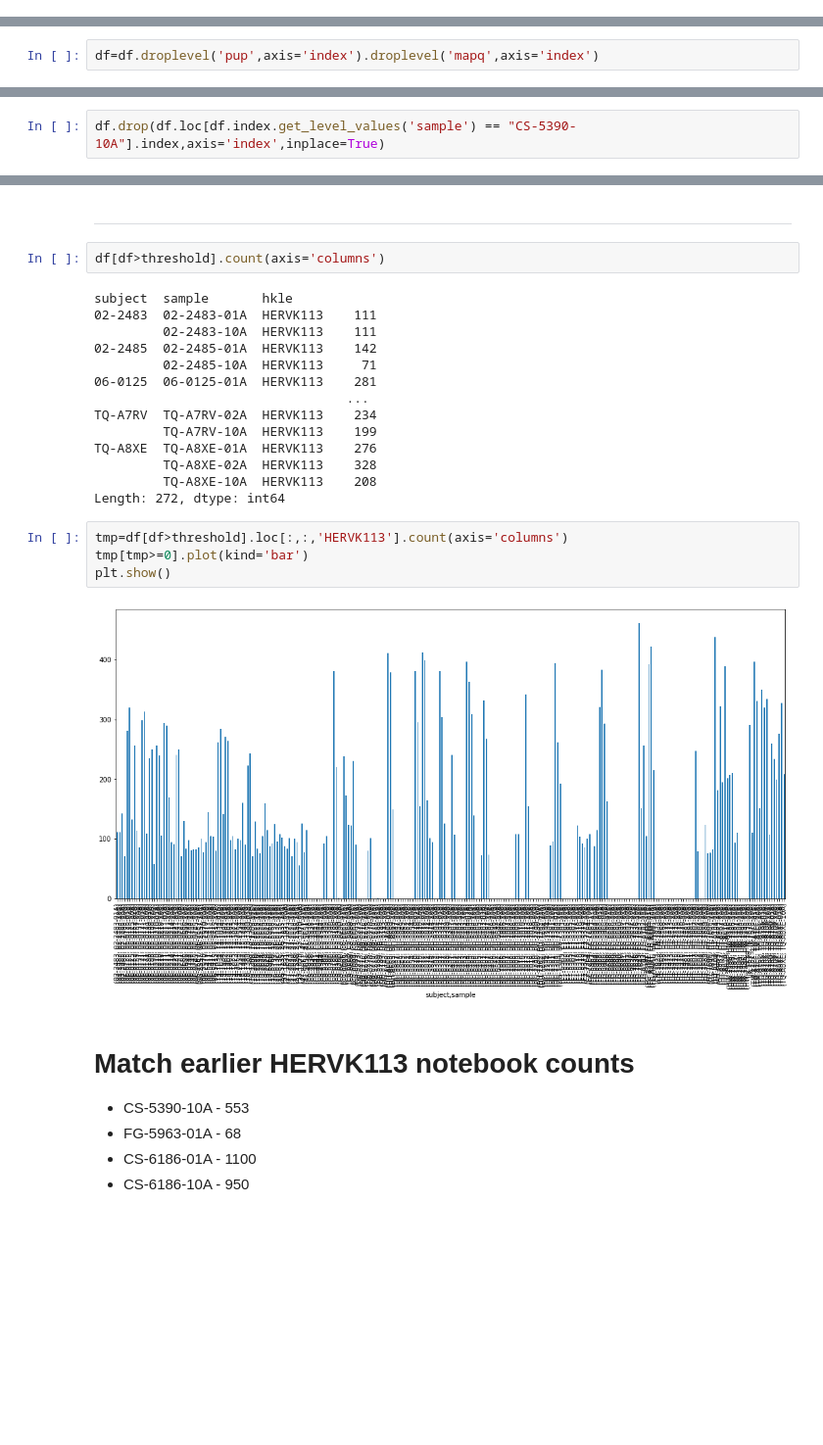
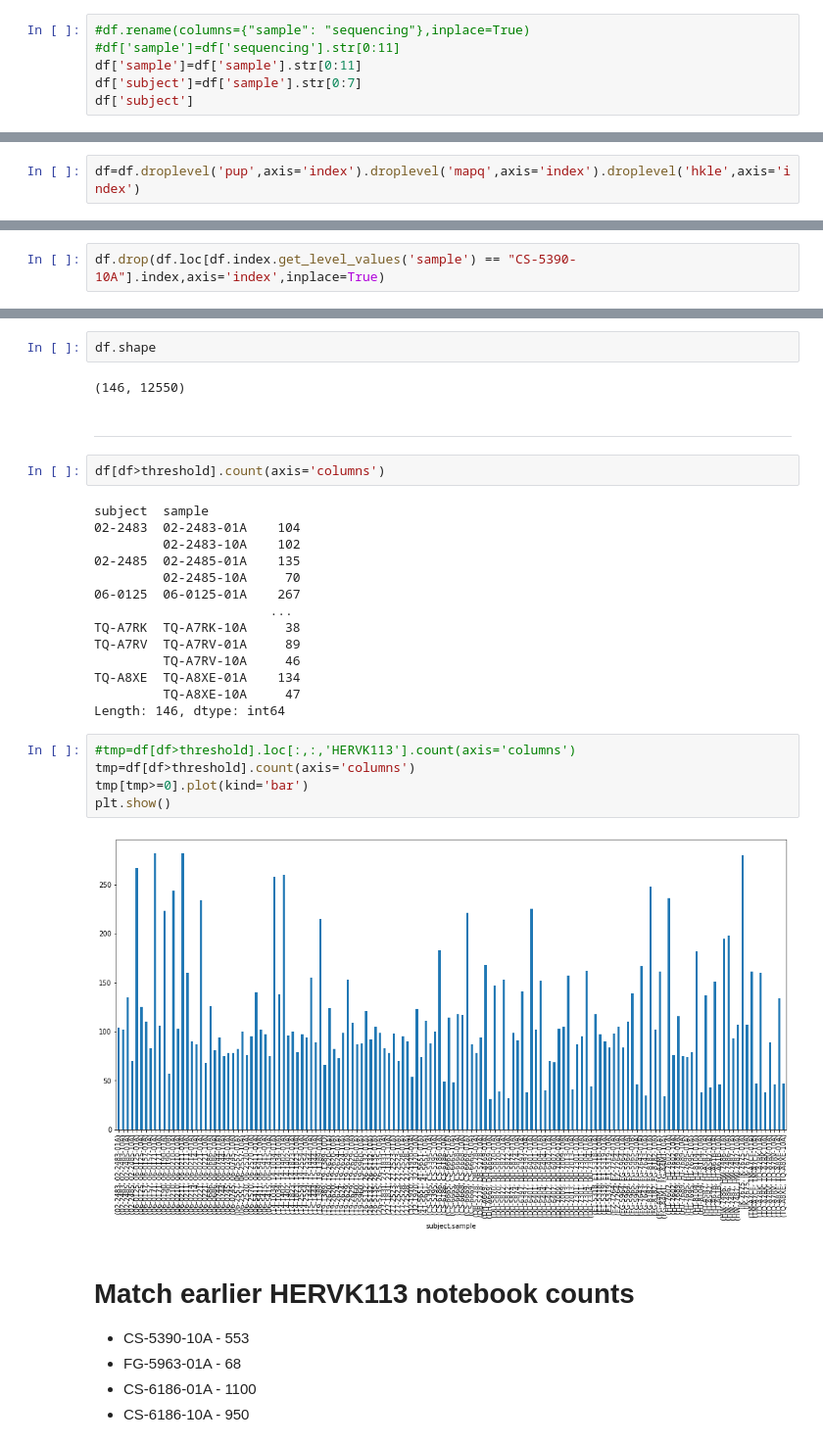
Before and after one commit to ucsffrancislab/genomics, a Jupyter notebook: data/20200603-TCGA-GBMLGG-WGS/20210617-hkle-select-chimera-sequencing/20210620 Tumor Normal HKLE Insertions By Type HERVK113.ipynb, the cells around one changed output, grey strips where cells are left out. Shown at 98% size. Saved outputs shown, nothing was run; the diff lists cells and outputs as text; blank space fills up the shorter version.

```diff
--- a/data/20200603-TCGA-GBMLGG-WGS/20210617-hkle-select-chimera-sequencing/20210620 Tumor Normal HKLE Insertions By Type HERVK113.ipynb
+++ b/data/20200603-TCGA-GBMLGG-WGS/20210617-hkle-select-chimera-sequencing/20210620 Tumor Normal HKLE Insertions By Type HERVK113.ipynb
@@ -348,0 +361,6 @@ Name: subject, Length: 1918, dtype: object
+# %%
+#df.rename(columns={"sample": "sequencing"},inplace=True)
+#df['sample']=df['sequencing'].str[0:11]
+df['sample']=df['sample'].str[0:11]
+df['subject']=df['sample'].str[0:7]
+df['subject']
@@ -389,7 +421,7 @@ df.shape
 # %% [markdown]
 ## Remove "pup" and "q" as they are useless in this dataset.
 # %%
-df=df.droplevel('pup',axis='index').droplevel('mapq',axis='index')
+df=df.droplevel('pup',axis='index').droplevel('mapq',axis='index').droplevel('hkle',axis='index')
 # %%
 df.head()
 # %% [output]
@@ -457,27 +488,32 @@ MultiIndex([], names=['subject', 'sample', 'hkle'])
+# %%
+df.shape
+# %% [output]
+(146, 12550)
 # %% [markdown]
 ---
 # %%
 df[df>threshold].count(axis='columns')
 # %% [output]
-subject  sample       hkle
-02-2483  02-2483-01A  HERVK113    111
-         02-2483-10A  HERVK113    111
-02-2485  02-2485-01A  HERVK113    142
-         02-2485-10A  HERVK113     71
-06-0125  06-0125-01A  HERVK113    281
-                                 ...
-TQ-A7RV  TQ-A7RV-02A  HERVK113    234
-         TQ-A7RV-10A  HERVK113    199
-TQ-A8XE  TQ-A8XE-01A  HERVK113    276
-         TQ-A8XE-02A  HERVK113    328
-         TQ-A8XE-10A  HERVK113    208
-Length: 272, dtype: int64
+subject  sample
+02-2483  02-2483-01A    104
+         02-2483-10A    102
+02-2485  02-2485-01A    135
+         02-2485-10A     70
+06-0125  06-0125-01A    267
+                       ...
+TQ-A7RK  TQ-A7RK-10A     38
+TQ-A7RV  TQ-A7RV-01A     89
+         TQ-A7RV-10A     46
+TQ-A8XE  TQ-A8XE-01A    134
+         TQ-A8XE-10A     47
+Length: 146, dtype: int64
 # %%
-tmp=df[df>threshold].loc[:,:,'HERVK113'].count(axis='columns')
+#tmp=df[df>threshold].loc[:,:,'HERVK113'].count(axis='columns')
+tmp=df[df>threshold].count(axis='columns')
 tmp[tmp>=0].plot(kind='bar')
 plt.show()
 # %% [output]
-[figure, old version]
+[figure, new version]
 # %% [markdown]
 # Match earlier HERVK113 notebook counts
 * CS-5390-10A - 553
```
Also changed, not shown: parts of 52 cells of this notebook, 1 other file.
